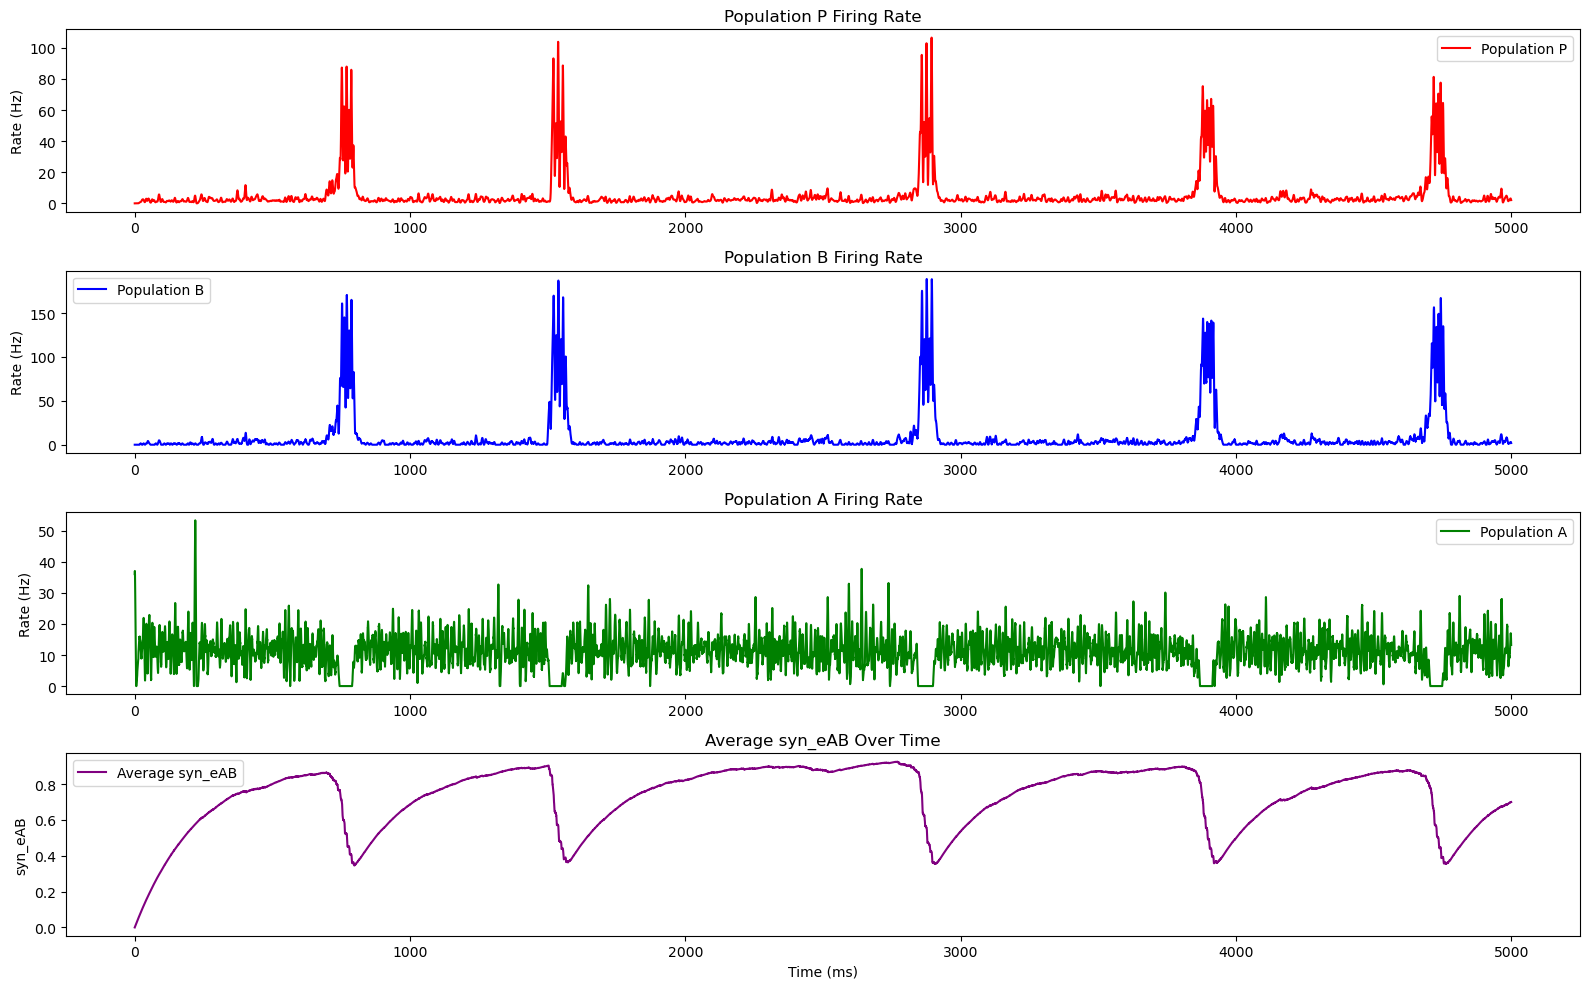
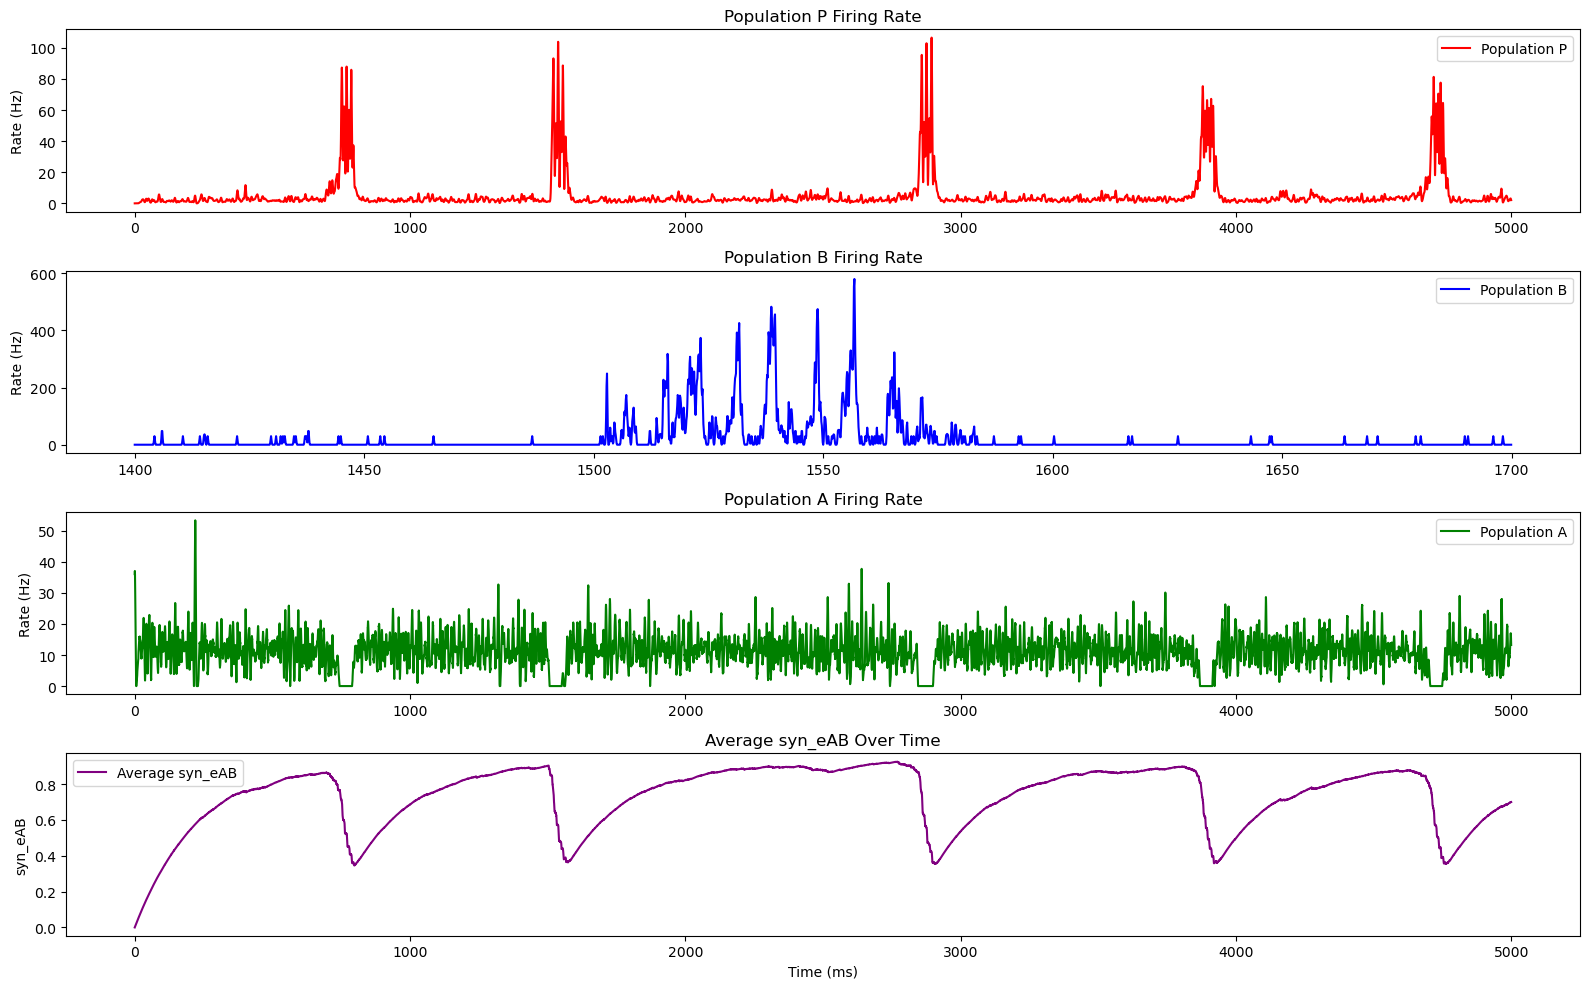
The change to this notebook cell's code, shown as a diff; its figure went from the first image to the second:
--- before
+++ after
@@ -11,5 +11,5 @@
 # Population B Firing Rate
 plt.subplot(4, 1, 2)
-plt.plot(pop_rate_B.t / ms, pop_rate_B.smooth_rate(window="gaussian", width=2 * ms) / Hz,
+plt.plot(pop_rate_B.t / ms, pop_rate_B.smooth_rate(window="gaussian", width=0.1 * ms) / Hz,
          label='Population B', color='blue')
 plt.ylabel('Rate (Hz)')

Commit: Add files via upload